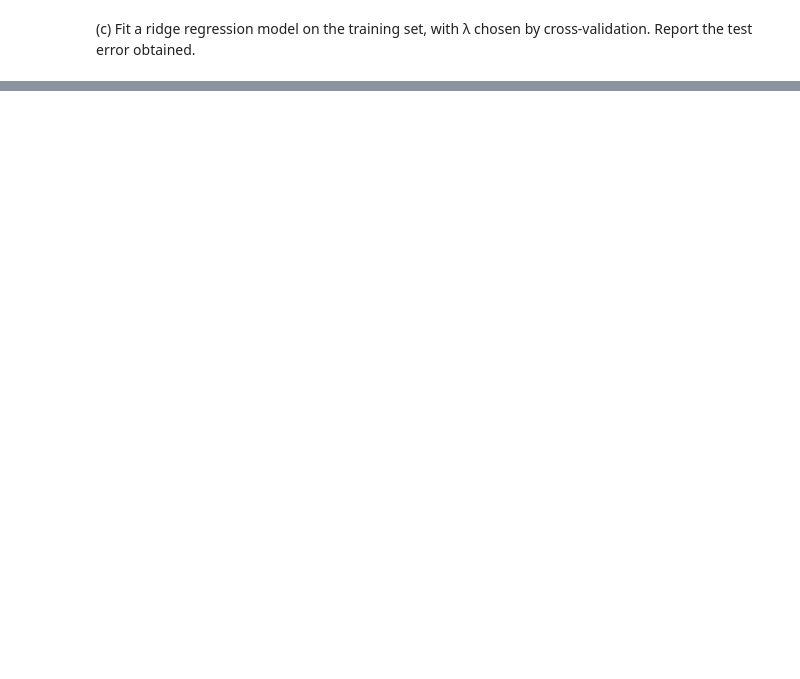
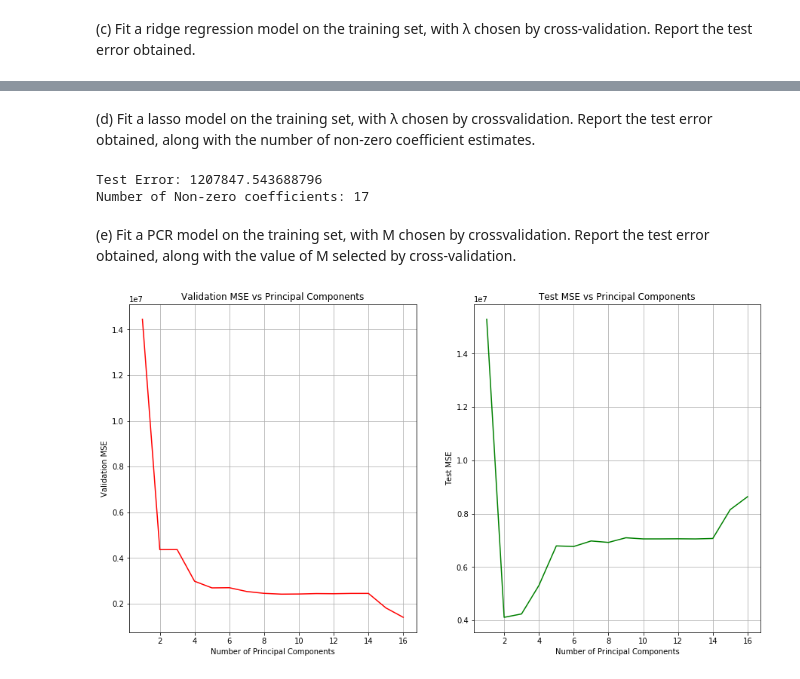
Before and after one commit to amitrajan012/Introduction-to-Statistical-Learning, a Jupyter notebook: Linear Model Selection and Regularization.ipynb, the cells around one changed output, grey strips where cells are left out. Saved outputs shown, nothing was run; the diff lists cells and outputs as text; code cells hidden in the pictures; blank space fills up the shorter version.

```diff
--- a/Linear Model Selection and Regularization.ipynb
+++ b/Linear Model Selection and Regularization.ipynb
@@ -556,0 +679,80 @@ Test Error: 1623986.1908870884
+# %% [markdown]
+(d) Fit a lasso model on the training set, with λ chosen by crossvalidation. Report the test error obtained, along with the number of non-zero coefficient estimates.
+# %%
+from sklearn.linear_model import LassoCV
+
+# Leave one out cross-validation
+model = LassoCV(alphas=alphas, fit_intercept=True, cv=None)
+model.fit(train.drop(['Name', 'Apps'], axis=1), train['Apps'])
+
+predictions = model.predict(test.drop(['Name', 'Apps'], axis=1))
+print("Test Error: " +str(mean_squared_error(test['Apps'], predictions)))
+print("Number of Non-zero coefficients: " + str(len(model.coef_)))
+# %% [output]
+Test Error: 1207847.543688796
+Number of Non-zero coefficients: 17
+# %% [markdown]
+(e) Fit a PCR model on the training set, with M chosen by crossvalidation. Report the test error obtained, along with the value of M selected by cross-validation.
+# %%
+from sklearn import preprocessing
+from sklearn.decomposition import PCA
+from sklearn.model_selection import LeaveOneOut
+from sklearn.linear_model import LinearRegression
+from sklearn.metrics import mean_squared_error
+
+def PCR_CV(X_train, Y_train, X_test, Y_test, M):
+    X_train_scaled = preprocessing.scale(X_train)
+    X_test_scaled = preprocessing.scale(X_test)
+
+    MSE = {}
+    test_MSE = {}
+
+    for m in M: # Iterate over number of principal components
+        pca = PCA(n_components=m)
+        X_train_reduced = pca.fit_transform(X_train_scaled)
+        X_test_reduced = pca.fit_transform(X_test_scaled)
+
+        mse = 0
+        test_mse = 0
+        loo = LeaveOneOut() # Leave one out cross-validation
+        for train_index, test_index in loo.split(X_train_reduced):
+            X, X_CV = X_train_reduced[train_index], X_train_reduced[test_index]
+            Y, Y_CV = Y_train[train_index], Y_train[test_index]
+            model = LinearRegression(fit_intercept=True)
+            model.fit(X, Y)
+            p = model.predict(X_CV)
+            mse += mean_squared_error(p, Y_CV)
+        MSE[m] = mse/len(X_train_reduced)
+
+        # Compute test MSE for the model
+        model = LinearRegression(fit_intercept=True)
+        model.fit(X_train_reduced, Y_train)
+        p = model.predict(X_test_reduced)
+        test_MSE[m] = mean_squared_error(p, Y_test)
+
+    # Plot validation MSE
+    lists = sorted(MSE.items()) # sorted by key, return a list of tuples
+    x, y = zip(*lists) # unpack a list of pairs into two tuples
+    fig = plt.figure(figsize=(15, 8))
+    ax = fig.add_subplot(121)
+    plt.plot(x, y, color='r')
+    plt.grid()
+    ax.set_xlabel('Number of Principal Components')
+    ax.set_ylabel('Validation MSE')
+    ax.set_title('Validation MSE vs Principal Components')
+
+    lists = sorted(test_MSE.items()) # sorted by key, return a list of tuples
+    x, y = zip(*lists) # unpack a list of pairs into two tuples
+    ax = fig.add_subplot(122)
+    plt.plot(x, y, color='g')
+    plt.grid()
+    ax.set_xlabel('Number of Principal Components')
+    ax.set_ylabel('Test MSE')
+    ax.set_title('Test MSE vs Principal Components')
+    plt.show()
+
+M = np.arange(1, 17, 1) # Principal components
+PCR_CV(train.drop(['Name', 'Apps'], axis=1), train['Apps'].values, test.drop(['Name', 'Apps'], axis=1),
+       test['Apps'], M)
+# %% [output]
+[figure, added]
```
Also changed, not shown: parts of 23 cells of this notebook.
